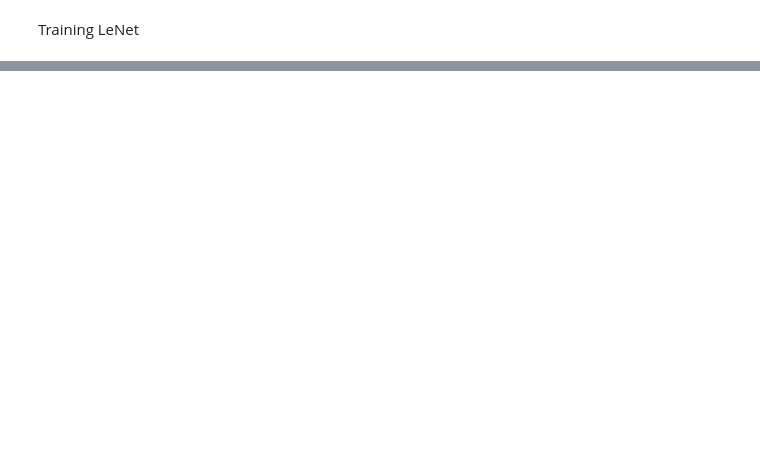
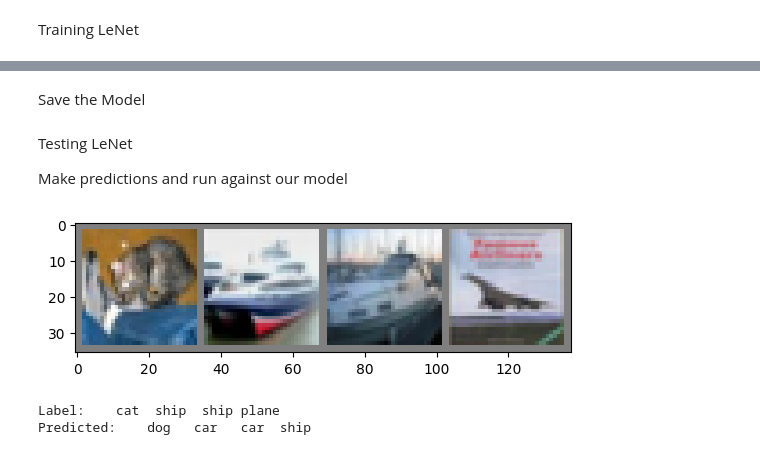
Before and after one commit to phillipscarroll/mlClassesTraining, a Jupyter notebook: Mastering_PyTorch_Book/2 - Deep CNN Architectures.ipynb, the cells around one changed output, grey strips where cells are left out. Cells and saved outputs as stored; diff of their text form; code cells hidden in the pictures; blank space fills up the shorter version.

```diff
--- a/Mastering_PyTorch_Book/2 - Deep CNN Architectures.ipynb
+++ b/Mastering_PyTorch_Book/2 - Deep CNN Architectures.ipynb
@@ -243,3 +275,32 @@ print('Finished Training')
+# %% [markdown]
+Save the Model
+# %%
+# Save the state dict
+model_path = './cifar_model.pth'
+torch.save(lenet.state_dict(), model_path)
+# %% [markdown]
+Testing LeNet
+
+Make predictions and run against our model
+# %%
+# Load test dataset images
+d_iter = iter(testloader)
+im, ground_truth = next(d_iter)
+# print images and ground truth
+imageshow(torchvision.utils.make_grid(im[:4]))
+print('Label: ', ' '.join('%5s' % classes[ground_truth[j]] for j in range(4)))
+# Load the model
+lenet_cached = LeNet()
+lenet_cached.load_state_dict(torch.load(model_path))
+# Model inference
+op = lenet_cached(im)
+# print predicted labels
+_, pred = torch.max(op, 1)
+print('Predicted: ', ' '.join('%5s' % classes[pred[j]] for j in range(4)))
+# %% [output]
+[figure, added]
+Label:    cat  ship  ship plane
+Predicted:    dog   car   car  ship
 # %% [markdown]
 Memorization
 
```
Also changed, not shown: parts of 7 cells of this notebook, 1 other file.
